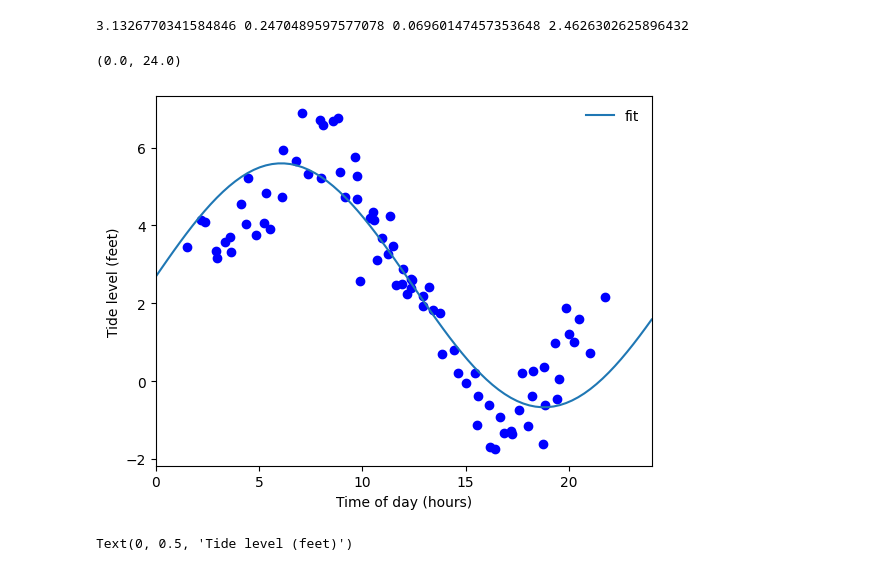
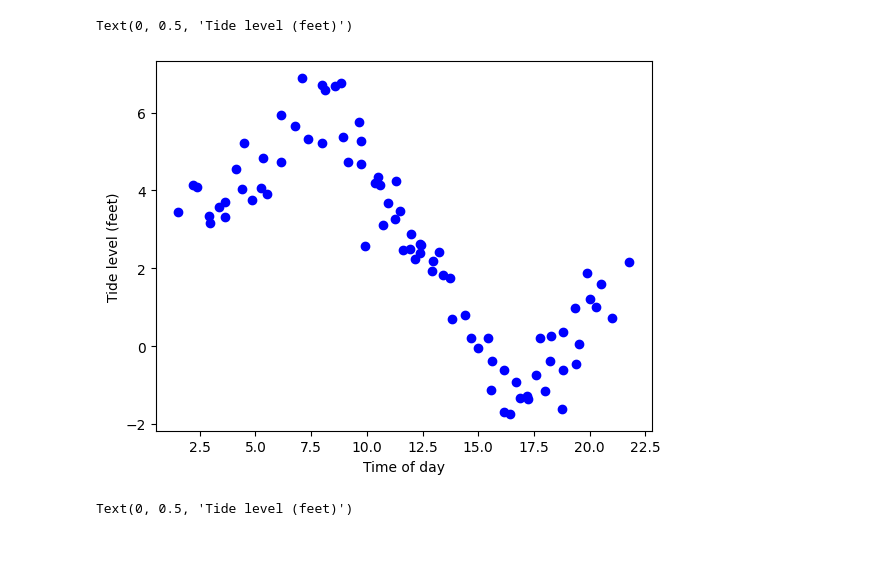
Before and after one commit to carburto/astr19_group_a9, a Jupyter notebook: group_project_data.ipynb, the cells around one changed output. Drawn from its saved outputs; the diff is of its cells as text; code cells hidden in the pictures.

```diff
--- a/group_project_data.ipynb
+++ b/group_project_data.ipynb
@@ -57,42 +56,21 @@ Length = 82 rows
 # %%
 x1 = fdata['a'] #Time of day
 y1 = fdata['b'] #Tide for each time of day data point
 
 plt.plot(x1, y1, 'bo')
 
 plt.xlabel('Time of day')
 plt.ylabel('Tide level (feet)')
 
+#This graph is misleading because it looks like it's the tide going up and down over the day
+# but these are only the max and min tide values for each day, measured only when tide level reaches a max or min
+#If it was actually tide level over the day it would have two maxima and minima
+#For that we would need tide level measured repeatedly at fixed times
 
-#Line fit
-
-x = np.linspace(0, 24, 82)
-
-def f_line(x, a, b, c, d):
-    return a * np.sin(b*x + c) + d
-
-#perform fit
-params, params_cov = optimize.curve_fit(f_line, x, y1, sigma=0.25, p0=[4, 0.26, 0, 2])
-
-a_fit = params[0]
-b_fit = params[1]
-c_fit = params[2]
-d_fit = params[3]
-
-print(a_fit, b_fit, c_fit, d_fit)
-
-y_fit = a_fit * np.sin(b_fit * x + c_fit) + d_fit
-
-plt.plot(x, y_fit, label='fit')
-plt.xlabel('Time of day (hours)')
-plt.ylabel('Tide level (feet)')
-plt.legend(loc=0, frameon=False)
-
-plt.xlim([0, 24])
+#Check intraday document for a clearer picture of what this graph means
 # %% [output]
-3.1326770341584846 0.2470489597577078 0.06960147457353648 2.4626302625896432
+Text(0, 0.5, 'Tide level (feet)')
-(0.0, 24.0)
-[figure, old version]
+[figure, new version]
 # %%
 data['col4'] = [8.11666666666667, 15.6166666666667, 8.91666666666667, 16.4166666666667, 9.75, 17.2333333333333, 10.5833333333333, 18, 11.4666666666667, 18.7666666666667, 12.3666666666667, 19.5166666666667, 13.4, 20.2666666666667, 3.36666666666667, 21.0166666666667, 4.11666666666667, 21.7666666666667, 4.83333333333333, 11.9666666666667, 5.51666666666667, 12.9333333333333, 6.13333333333333, 13.75, 6.78333333333333, 14.4166666666667, 7.36666666666667, 15, 7.98333333333333, 15.5666666666667, 8.56666666666667, 16.1333333333333, 9.16666666666667, 16.6833333333333, 9.75, 17.2, 10.35, 17.75, 10.95, 18.25, 11.6333333333333, 18.8, 12.4166666666667, 19.3333333333333, 2.36666666666667, 19.8666666666667, 2.96666666666667, 20.5, 3.61666666666667, 10.7333333333333, 4.38333333333333, 11.9166666666667, 5.25, 12.95, 6.15, 13.8333333333333, 7.08333333333333, 14.65, 7.96666666666667, 15.45, 8.83333333333333, 16.1666666666667, 9.66666666666667, 16.8666666666667, 10.5, 17.5666666666667, 11.3166666666667, 18.2, 12.1666666666667, 18.8166666666667, 1.53333333333333, 19.4, 2.21666666666667, 20, 2.9, 9.9, 3.65, 11.25, 4.48333333333333, 12.3666666666667, 5.35, 13.2333333333333]
 #adding integer values of time to the first data set
```
Also changed, not shown: parts of 5 cells of this notebook.
